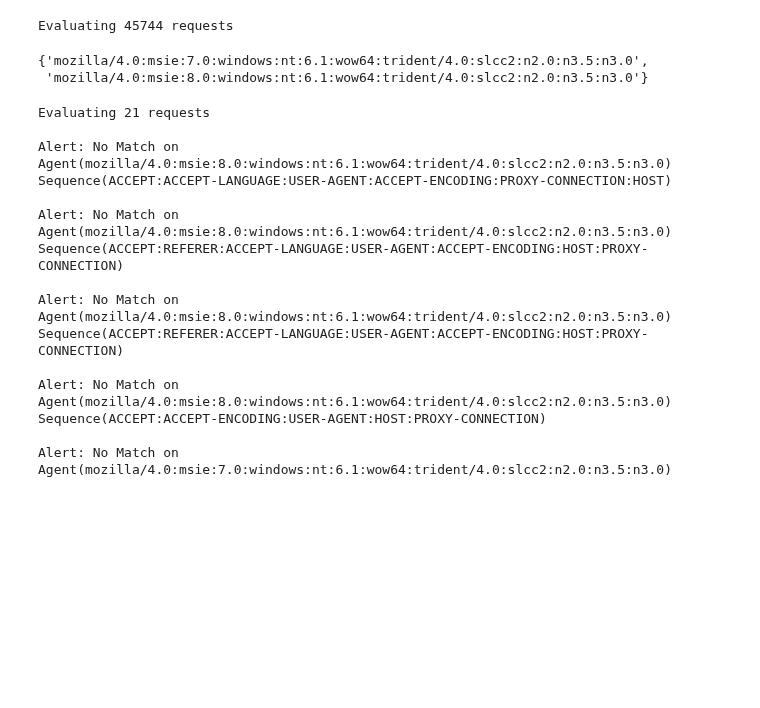
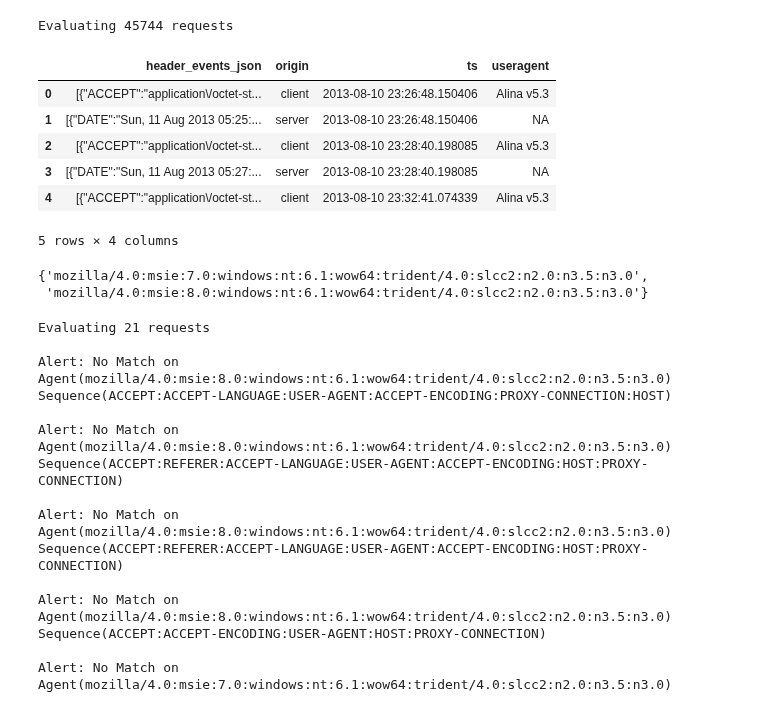
Before and after one commit to SuperCowPowers/data_hacking, a Jupyter notebook: browser_fingerprinting/browser_fingerprinting.ipynb, the cells around one changed output. Drawn from its saved outputs; the diff is of its cells as text; code cells hidden in the pictures; blank space fills up the shorter version.

```diff
--- a/browser_fingerprinting/browser_fingerprinting.ipynb
+++ b/browser_fingerprinting/browser_fingerprinting.ipynb
@@ -513,8 +501,17 @@ Evaluating 45744 requests
 # %%
 # Read in from contagio dumps' pcap samples for evaluation testing
 bro_log = bro_log_reader.BroLogReader()
 contagio_headers = bro_log.read_log('data/contagio.headers.txt')
 contagio_df = pd.DataFrame(contagio_headers)
+contagio_df.head()
+# %% [output]
+|  | header_events_json | origin | ts | useragent |
+| 0 | [{"ACCEPT":"application\/octet-st... | client | 2013-08-10 23:26:48.150406 | Alina v5.3 |
+| 1 | [{"DATE":"Sun, 11 Aug 2013 05:25:... | server | 2013-08-10 23:26:48.150406 | NA |
+| 2 | [{"ACCEPT":"application\/octet-st... | client | 2013-08-10 23:28:40.198085 | Alina v5.3 |
+| 3 | [{"DATE":"Sun, 11 Aug 2013 05:27:... | server | 2013-08-10 23:28:40.198085 | NA |
+| 4 | [{"ACCEPT":"application\/octet-st... | client | 2013-08-10 23:32:41.074339 | Alina v5.3 |
+5 rows × 4 columns
 # %%
 # A bit of processing on the raw data to prepate it for evaluation
 contagio_df = contagio_df[contagio_df['origin']=='client']
```
Also changed, not shown: parts of 6 cells of this notebook.
